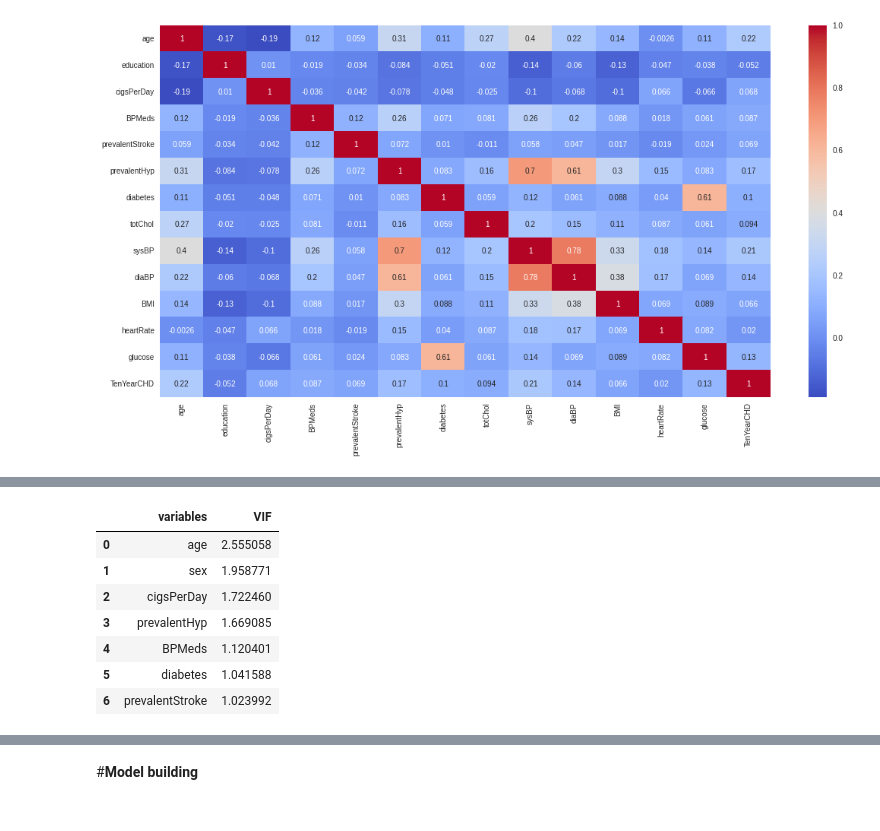
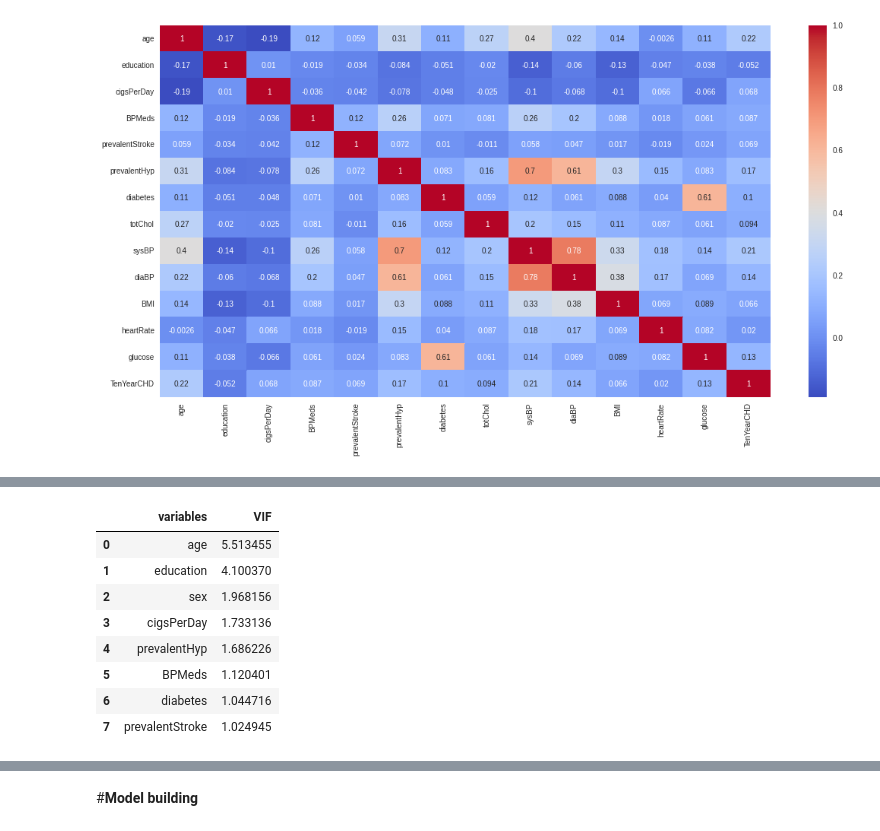
Before and after one commit to dhiru-c/Cardiovascular_Risk_Prediction_Capstone_Project, a Jupyter notebook: Cardiovascular_Risk_Prediction_Capstone_Project.ipynb, the cells around one changed output, grey strips where cells are left out. Cells and saved outputs as stored; diff of their text form; code cells hidden in the pictures.

```diff
--- a/Cardiovascular_Risk_Prediction_Capstone_Project.ipynb
+++ b/Cardiovascular_Risk_Prediction_Capstone_Project.ipynb
@@ -382,3 +352 @@ strong multicollinearity or other numerical problems.
-# %%
-df.drop(['education','is_smoking','heartRate','BMI','totChol','glucose'],axis=1,inplace=True)
 # %%
@@ -401,14 +373,15 @@ calc_vif(df[independent_variables])
-# %%
-df.drop(['sysBP','diaBP'],axis=1,inplace=True)
 # %%
-independent_variables = [i for i in df.columns if i not in ['TenYearCHD']]
+# Summer and Winter are highly correlated with temperature. Hence removing them
+independent_variables = [i for i in df.columns if i not in ['TenYearCHD','sysBP','diaBP','glucose',
+                                                            'BMI','totChol','heartRate','is_smoking']]
 calc_vif(df[independent_variables])
 # %% [output]
 |  | variables | VIF |
-| 0 | age | 2.555058 |
-| 1 | sex | 1.958771 |
-| 2 | cigsPerDay | 1.722460 |
-| 3 | prevalentHyp | 1.669085 |
-| 4 | BPMeds | 1.120401 |
-| 5 | diabetes | 1.041588 |
-| 6 | prevalentStroke | 1.023992 |
+| 0 | age | 5.513455 |
+| 1 | education | 4.100370 |
+| 2 | sex | 1.968156 |
+| 3 | cigsPerDay | 1.733136 |
+| 4 | prevalentHyp | 1.686226 |
+| 5 | BPMeds | 1.120401 |
+| 6 | diabetes | 1.044716 |
+| 7 | prevalentStroke | 1.024945 |
```
Also changed, not shown: parts of 37 cells of this notebook.
